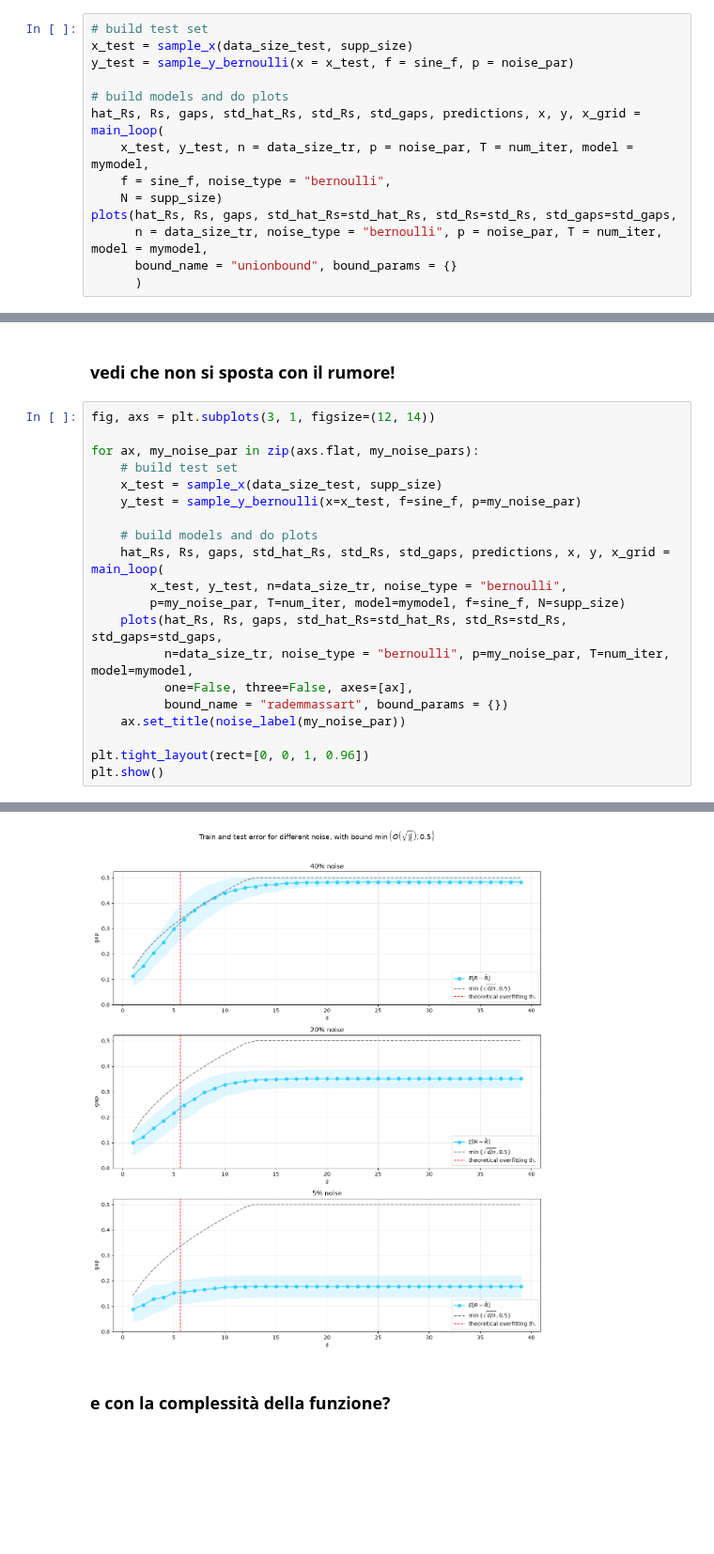
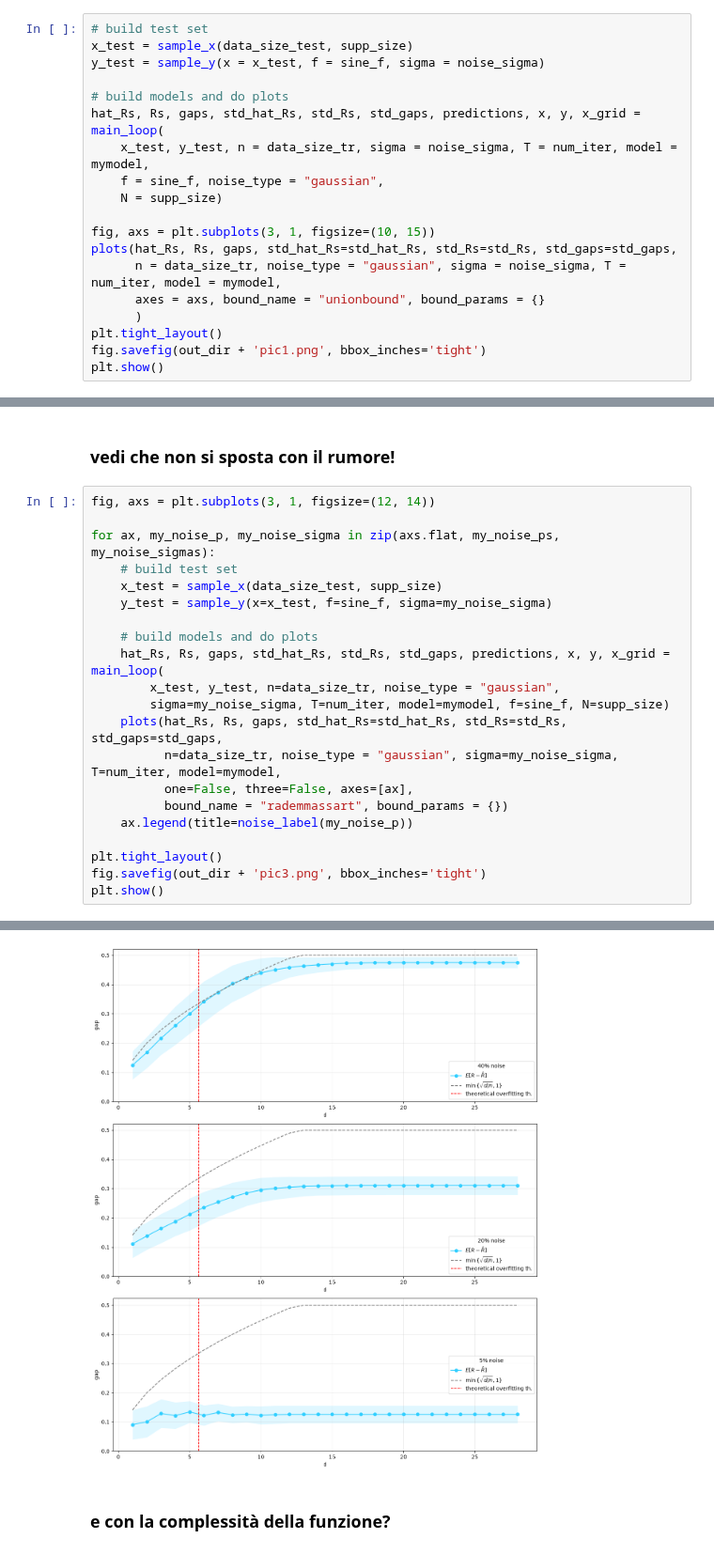
Before and after one commit to matildedol/tesi, a Jupyter notebook: source/experiments.ipynb, the cells around one changed output, grey strips where cells are left out. Shown at 94% size. Saved outputs shown, nothing was run; the diff lists cells and outputs as text; blank space fills up the shorter version.

```diff
--- a/source/experiments.ipynb
+++ b/source/experiments.ipynb
@@ -41,16 +61,21 @@ obtained by Theorem 2.5 in Section 2 and $\log \vert\mathcal H_d\vert \le d$.
 # %%
 # build test set
 x_test = sample_x(data_size_test, supp_size)
-y_test = sample_y_bernoulli(x = x_test, f = sine_f, p = noise_par)
+y_test = sample_y(x = x_test, f = sine_f, sigma = noise_sigma)
 
 # build models and do plots
 hat_Rs, Rs, gaps, std_hat_Rs, std_Rs, std_gaps, predictions, x, y, x_grid = main_loop(
-    x_test, y_test, n = data_size_tr, p = noise_par, T = num_iter, model = mymodel,
-    f = sine_f, noise_type = "bernoulli",
+    x_test, y_test, n = data_size_tr, sigma = noise_sigma, T = num_iter, model = mymodel,
+    f = sine_f, noise_type = "gaussian",
     N = supp_size)
+
+fig, axs = plt.subplots(3, 1, figsize=(10, 15))
 plots(hat_Rs, Rs, gaps, std_hat_Rs=std_hat_Rs, std_Rs=std_Rs, std_gaps=std_gaps,
-      n = data_size_tr, noise_type = "bernoulli", p = noise_par, T = num_iter, model = mymodel,
-      bound_name = "unionbound", bound_params = {}
+      n = data_size_tr, noise_type = "gaussian", sigma = noise_sigma, T = num_iter, model = mymodel,
+      axes = axs, bound_name = "unionbound", bound_params = {}
       )
+plt.tight_layout()
+fig.savefig(out_dir + 'pic1.png', bbox_inches='tight')
+plt.show()
 # %% [output]
 [checkpoint] bound: "unionbound" -> union_bound, params: []
@@ -78,28 +107,29 @@ plots(hat_Rs, Rs, gaps, std_hat_Rs=std_hat_Rs, std_Rs=std_Rs, std_gaps=std_gaps,
 # %%
 fig, axs = plt.subplots(3, 1, figsize=(12, 14))
 
-for ax, my_noise_par in zip(axs.flat, my_noise_pars):
+for ax, my_noise_p, my_noise_sigma in zip(axs.flat, my_noise_ps, my_noise_sigmas):
     # build test set
     x_test = sample_x(data_size_test, supp_size)
-    y_test = sample_y_bernoulli(x=x_test, f=sine_f, p=my_noise_par)
+    y_test = sample_y(x=x_test, f=sine_f, sigma=my_noise_sigma)
 
     # build models and do plots
     hat_Rs, Rs, gaps, std_hat_Rs, std_Rs, std_gaps, predictions, x, y, x_grid = main_loop(
-        x_test, y_test, n=data_size_tr, noise_type = "bernoulli",
-        p=my_noise_par, T=num_iter, model=mymodel, f=sine_f, N=supp_size)
+        x_test, y_test, n=data_size_tr, noise_type = "gaussian",
+        sigma=my_noise_sigma, T=num_iter, model=mymodel, f=sine_f, N=supp_size)
     plots(hat_Rs, Rs, gaps, std_hat_Rs=std_hat_Rs, std_Rs=std_Rs, std_gaps=std_gaps,
-          n=data_size_tr, noise_type = "bernoulli", p=my_noise_par, T=num_iter, model=mymodel,
+          n=data_size_tr, noise_type = "gaussian", sigma=my_noise_sigma, T=num_iter, model=mymodel,
           one=False, three=False, axes=[ax],
           bound_name = "rademmassart", bound_params = {})
-    ax.set_title(noise_label(my_noise_par))
+    ax.legend(title=noise_label(my_noise_p))
 
-plt.tight_layout(rect=[0, 0, 1, 0.96])
+plt.tight_layout()
+fig.savefig(out_dir + 'pic3.png', bbox_inches='tight')
 plt.show()
 # %% [output]
 [checkpoint] bound: "rademmassart" -> radem_massart_bound, params: []
 [checkpoint] bound: "rademmassart" -> radem_massart_bound, params: []
 [checkpoint] bound: "rademmassart" -> radem_massart_bound, params: []
-[figure, old version]
+[figure, new version]
 # %% [markdown]
 ### e con la complessità della funzione?
 # %%
```
Also changed, not shown: parts of 11 cells of this notebook, 13 other files.
